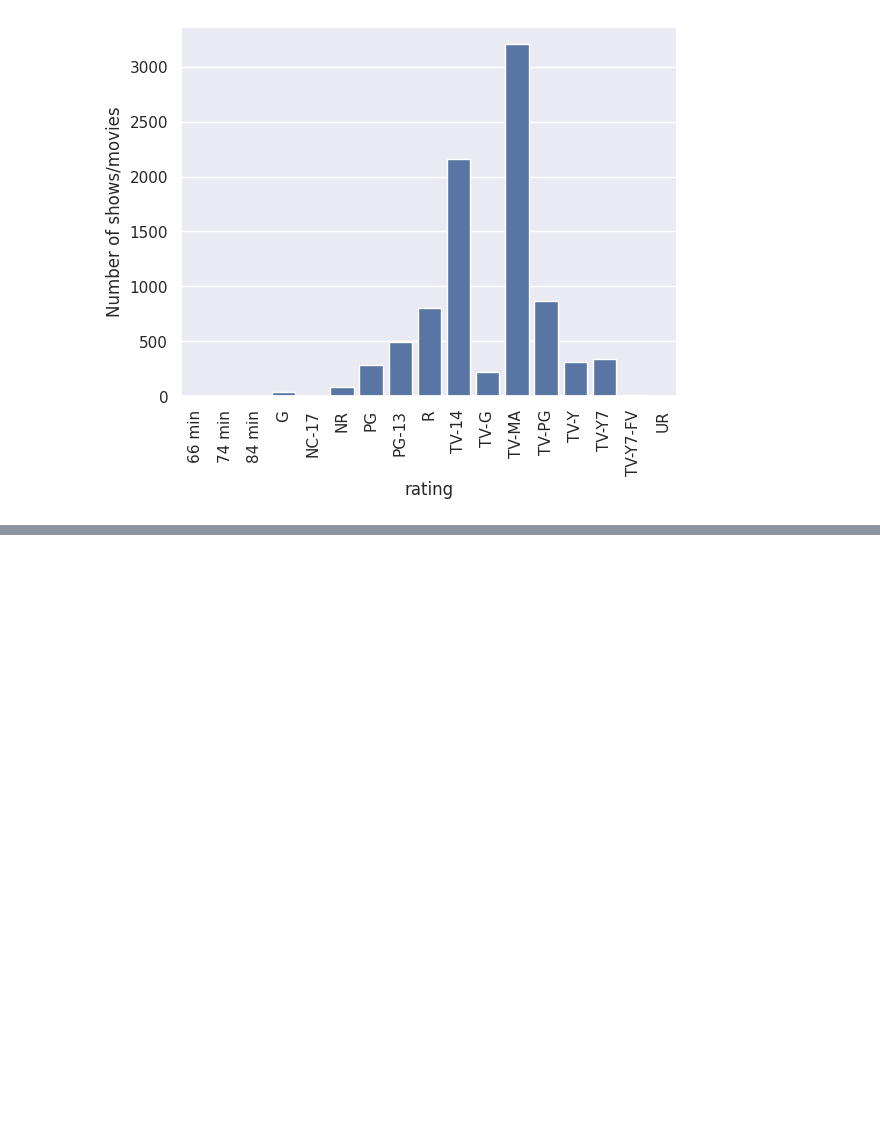
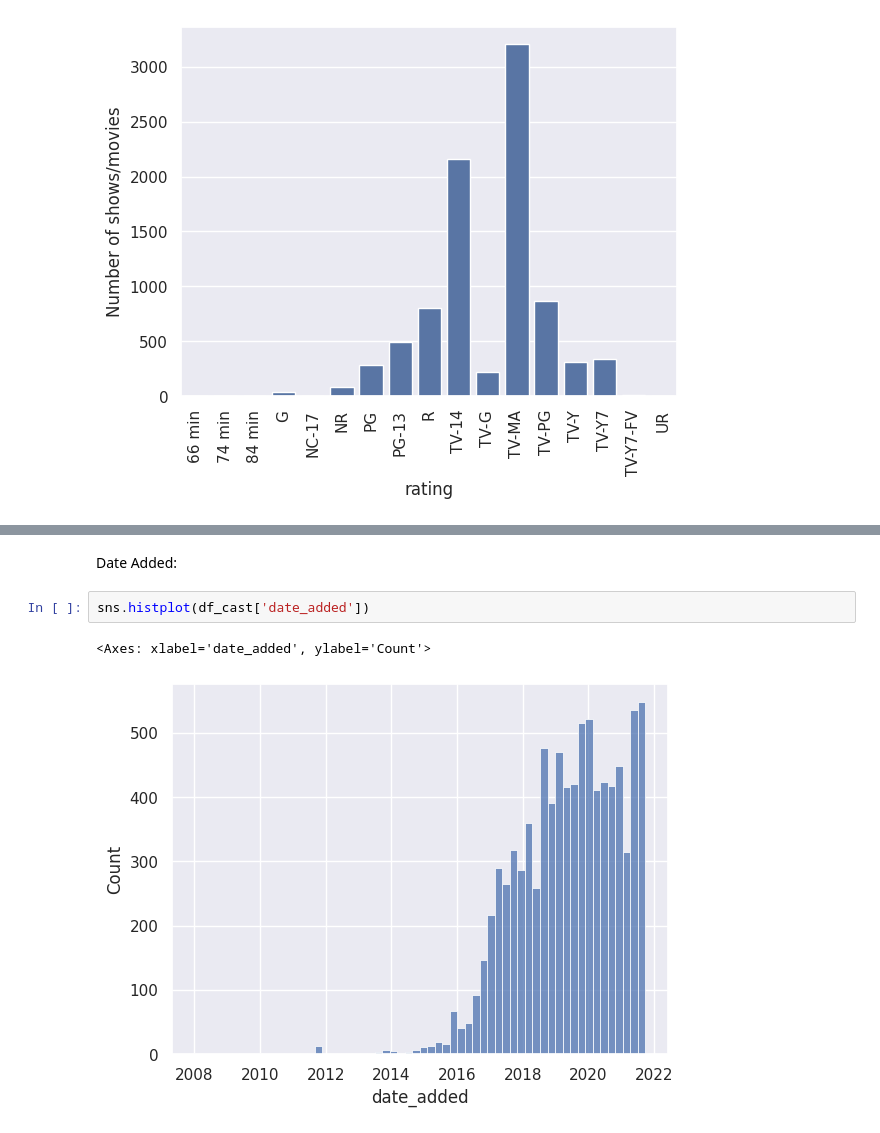
Before and after one commit to ravikumargrk/assignments, a Jupyter notebook: case-studies/20250201-DataCleaning.ipynb, the cells around one changed output, grey strips where cells are left out. Saved outputs shown, nothing was run; the diff lists cells and outputs as text; blank space fills up the shorter version.

```diff
--- a/case-studies/20250201-DataCleaning.ipynb
+++ b/case-studies/20250201-DataCleaning.ipynb
@@ -221,0 +215,7 @@ plt.show()
+# %% [markdown]
+Date Added:
+# %%
+sns.histplot(df_cast['date_added'])
+# %% [output]
+<Axes: xlabel='date_added', ylabel='Count'>
+[figure, added]
```
Also changed, not shown: parts of 16 cells of this notebook.
